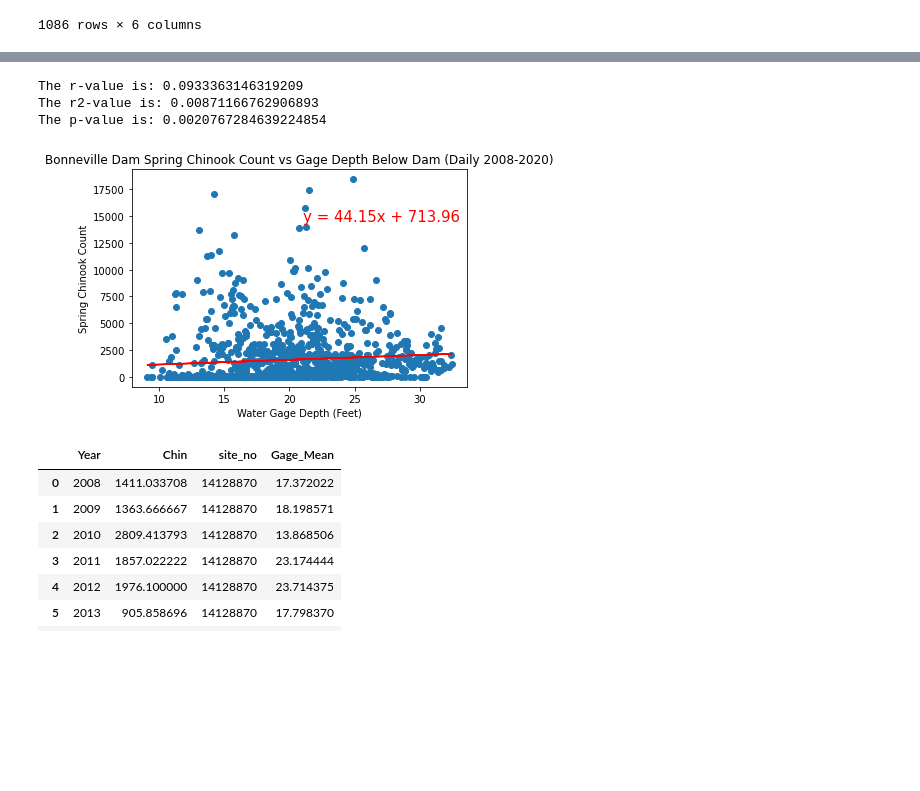
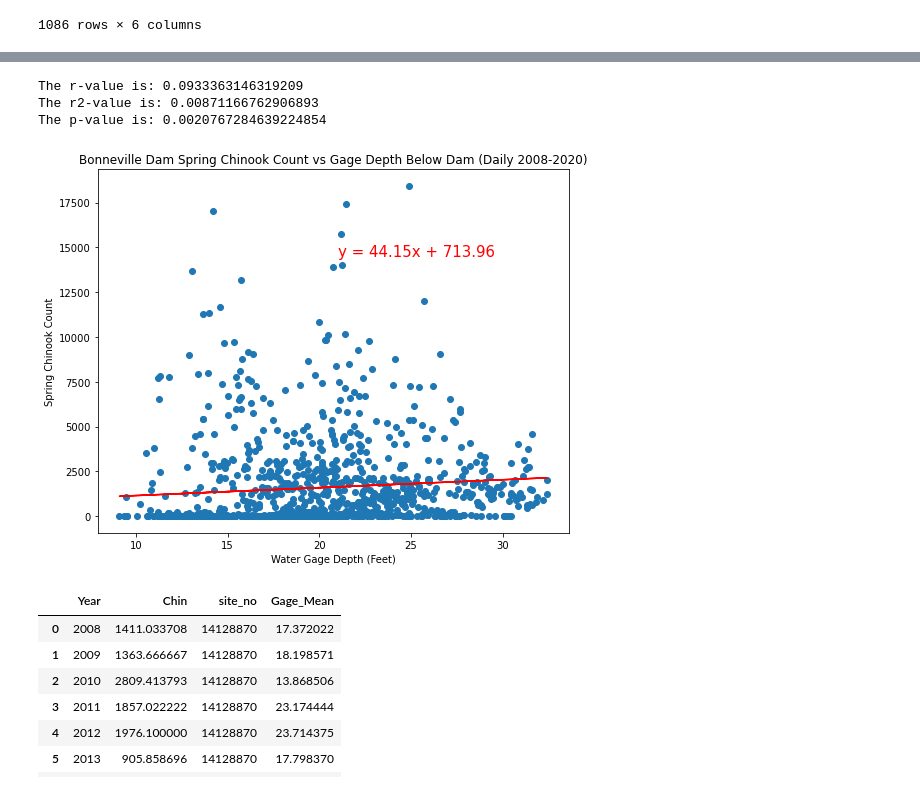
Before and after one commit to jayhjman/bootcamp-project1, a Jupyter notebook: Below-Bonneville-Visual-Final.ipynb, the cells around one changed output, grey strips where cells are left out. Drawn from its saved outputs; the diff is of its cells as text; code cells hidden in the pictures; blank space fills up the shorter version.

```diff
--- a/Below-Bonneville-Visual-Final.ipynb
+++ b/Below-Bonneville-Visual-Final.ipynb
@@ -179,28 +179,29 @@ plt.show()
 # %%
 # Plot a scatter and regression of river depth and salmon counts to see if any correlation
 
 slope, intercept, rvalue, pvalue, stderr = linregress(clean_gage_df["Gage_Mean"],
                                                       clean_gage_df["Chin"])
 regress_values =clean_gage_df["Gage_Mean"] * slope + intercept
 line_eq = "y = " + str(round(slope,2)) + "x + " + str(round(intercept,2))
 print(f"The r-value is: {rvalue}")
 print(f"The r2-value is: {rvalue**2}")
 print(f"The p-value is: {pvalue}")
 
-fig, ax = plt.subplots()
+fig, ax = plt.subplots(figsize=(8,6))
 ax.set_xlabel("Water Gage Depth (Feet)")
 ax.set_ylabel("Spring Chinook Count")
 ax.set_title("Bonneville Dam Spring Chinook Count vs Gage Depth Below Dam (Daily 2008-2020)")
 ax.annotate(line_eq, (21,14500), fontsize=15, color="red")
 ax.plot(clean_gage_df["Gage_Mean"], regress_values, "r-")
 ax.scatter(clean_gage_df["Gage_Mean"], clean_gage_df["Chin"])
+plt.tight_layout()
 plt.savefig(daily_image_path + "bonn_below_daily_scatter_gage.png")
 plt.show()
 # %% [output]
 The r-value is: 0.0933363146319209
 The r2-value is: 0.00871166762906893
 The p-value is: 0.0020767284639224854
-[figure, old version]
+[figure, new version]
 # %%
 clean_gage_df[['Year','Month','Day']] = clean_gage_df['Date'].str.split('-', expand=True)
 clean_gage_mean_df = clean_gage_df.groupby("Year").mean()
```
Also changed, not shown: parts of 6 cells of this notebook, 7 other files.
